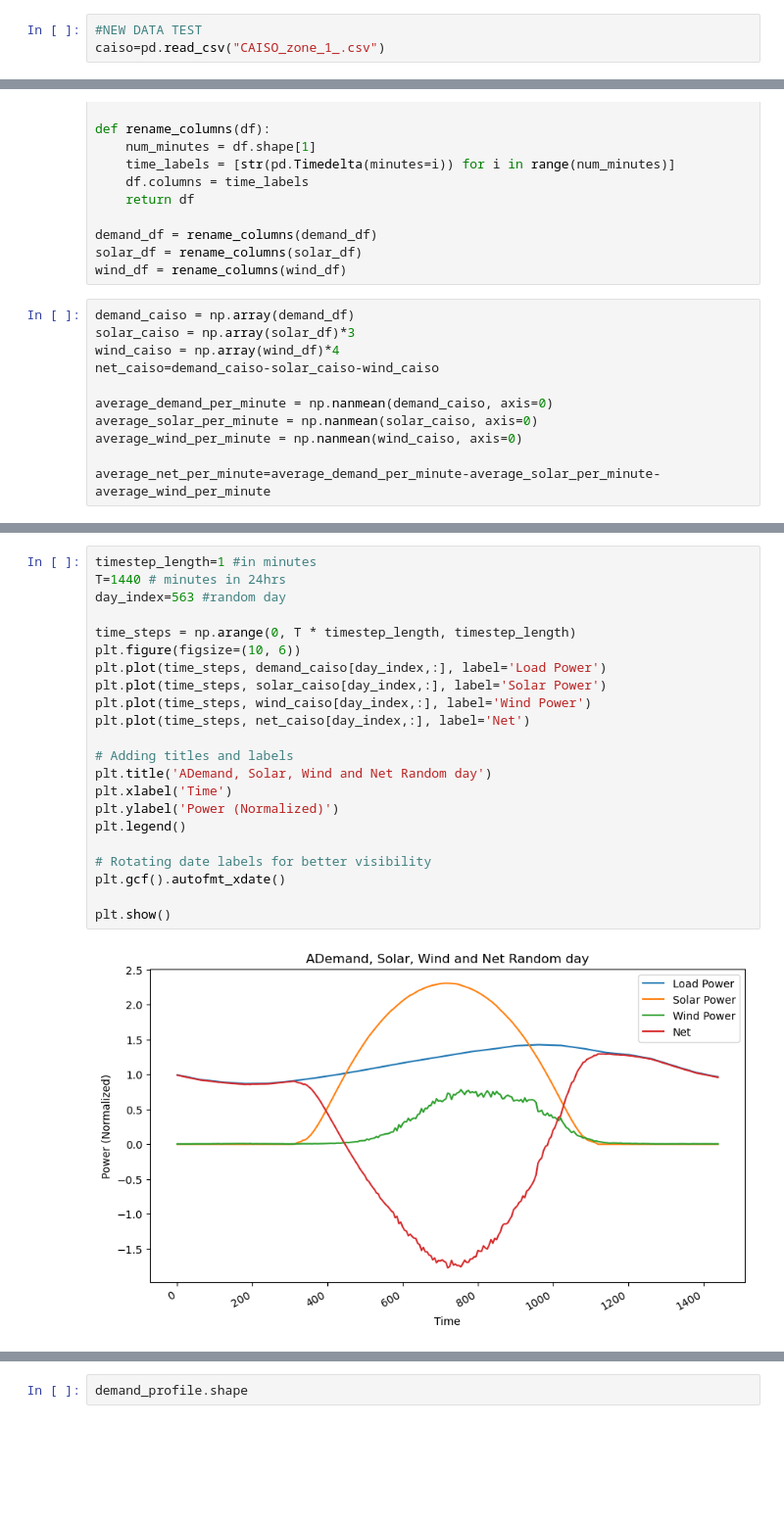
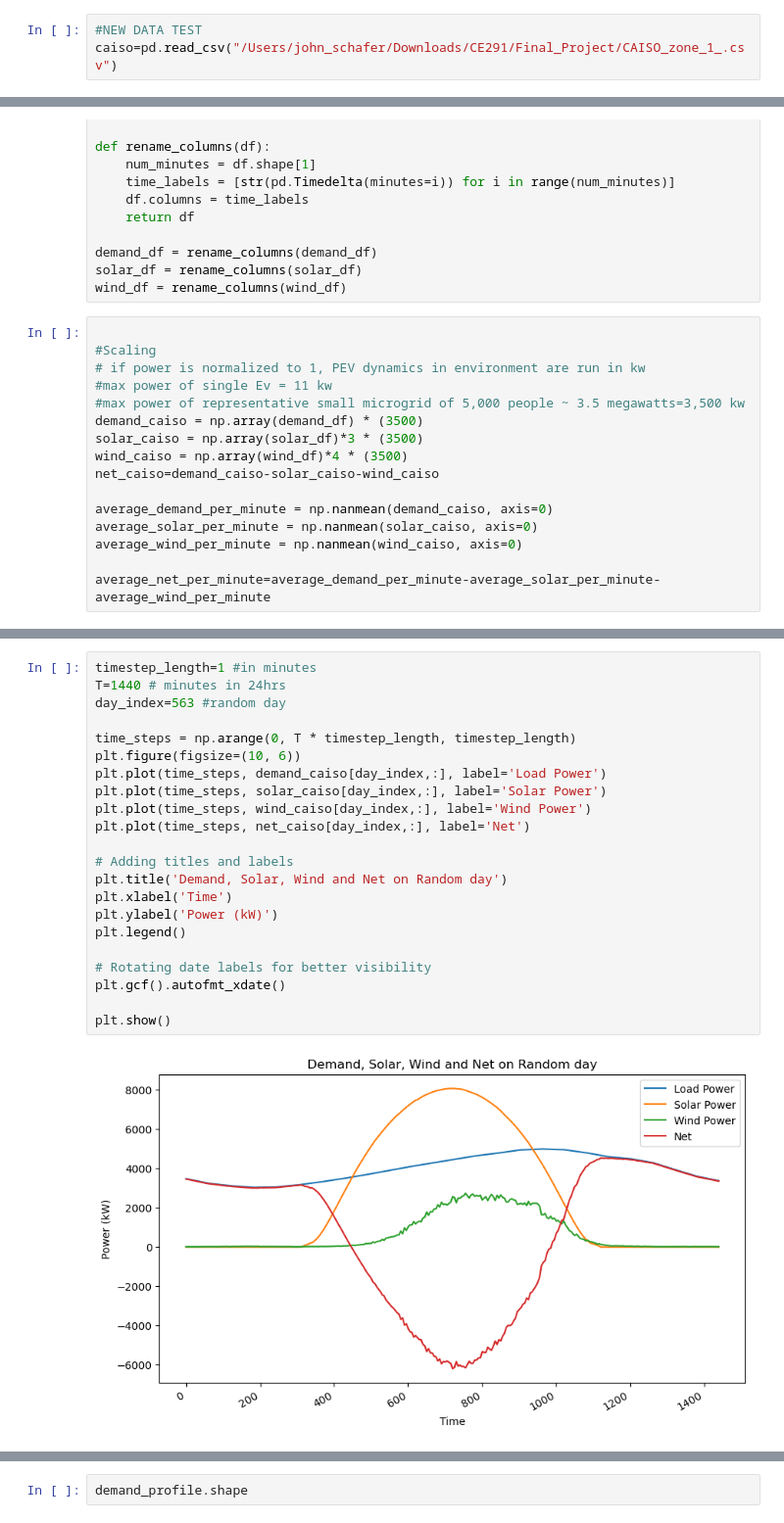
Before and after one commit to carlacupcake/CE291-V2G, a Jupyter notebook: caiso_data_test.ipynb, the cells around one changed output, grey strips where cells are left out. Shown at 98% size. Drawn from its saved outputs; the diff is of its cells as text; blank space fills up the shorter version.

```diff
--- a/caiso_data_test.ipynb
+++ b/caiso_data_test.ipynb
@@ -17,4 +17,4 @@ from DQL_agent import DQNAgent
 from DQL_agent_noreplay import DQNAgent_nr
 # %%
 #NEW DATA TEST
-caiso=pd.read_csv("CAISO_zone_1_.csv")
+caiso=pd.read_csv("/Users/john_schafer/Downloads/CE291/Final_Project/CAISO_zone_1_.csv")
@@ -67,9 +65,14 @@ demand_df = rename_columns(demand_df)
 solar_df = rename_columns(solar_df)
 wind_df = rename_columns(wind_df)
 # %%
-demand_caiso = np.array(demand_df)
-solar_caiso = np.array(solar_df)*3
-wind_caiso = np.array(wind_df)*4
+
+#Scaling
+# if power is normalized to 1, PEV dynamics in environment are run in kw
+#max power of single Ev = 11 kw
+#max power of representative small microgrid of 5,000 people ~ 3.5 megawatts=3,500 kw
+demand_caiso = np.array(demand_df) * (3500)
+solar_caiso = np.array(solar_df)*3 * (3500)
+wind_caiso = np.array(wind_df)*4 * (3500)
 net_caiso=demand_caiso-solar_caiso-wind_caiso
 
 average_demand_per_minute = np.nanmean(demand_caiso, axis=0)
@@ -103,27 +113,27 @@ plt.show()
 # %%
 timestep_length=1 #in minutes
 T=1440 # minutes in 24hrs
 day_index=563 #random day
 
 time_steps = np.arange(0, T * timestep_length, timestep_length)
 plt.figure(figsize=(10, 6))
 plt.plot(time_steps, demand_caiso[day_index,:], label='Load Power')
 plt.plot(time_steps, solar_caiso[day_index,:], label='Solar Power')
 plt.plot(time_steps, wind_caiso[day_index,:], label='Wind Power')
 plt.plot(time_steps, net_caiso[day_index,:], label='Net')
 
 # Adding titles and labels
-plt.title('ADemand, Solar, Wind and Net Random day')
+plt.title('Demand, Solar, Wind and Net on Random day')
 plt.xlabel('Time')
-plt.ylabel('Power (Normalized)')
+plt.ylabel('Power (kW)')
 plt.legend()
 
 # Rotating date labels for better visibility
 plt.gcf().autofmt_xdate()
 
 plt.show()
 # %% [output]
-[figure, old version]
+[figure, new version]
 # %%
 #USING AGENT WITHOUT REPLAY ONE EPISODE
 #Processing one episode without replay takes ~2minute
```
Also changed, not shown: parts of 7 cells of this notebook, 2 other files.
